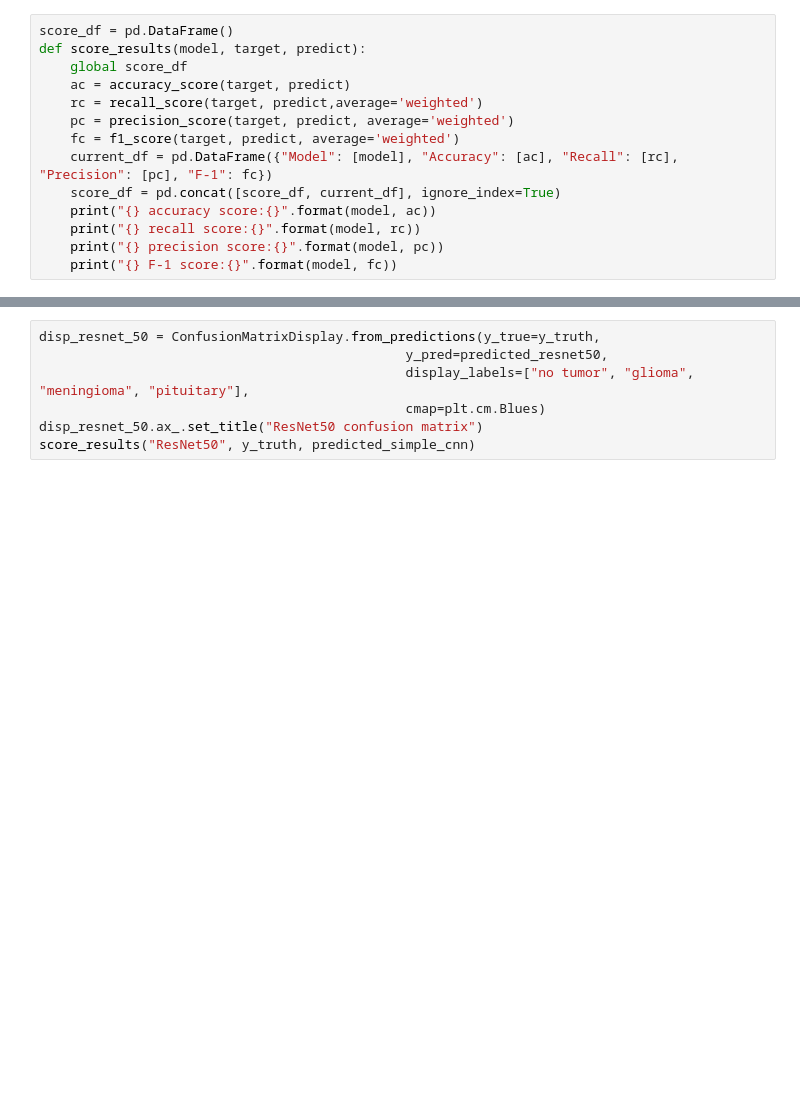
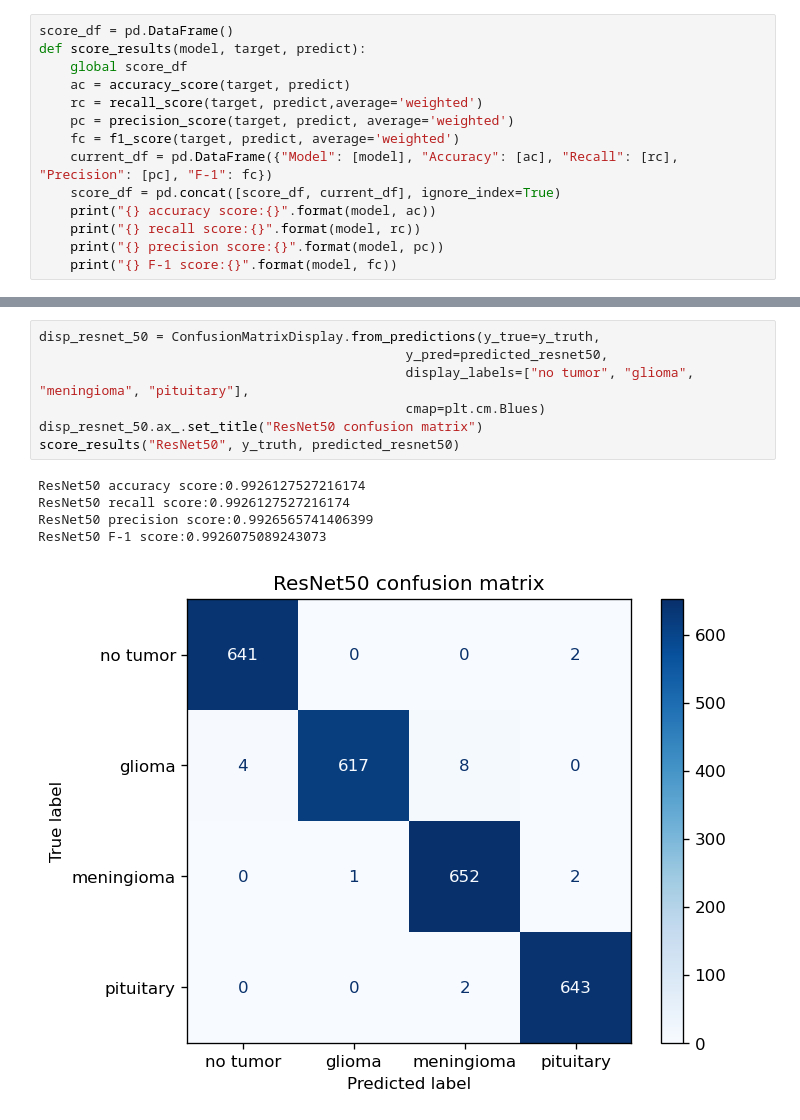
Before and after one commit to wesley0628/Brain_MRI_Image_Analysis, a Jupyter notebook: Brain_tumor_detection.ipynb, the cells around one changed output, grey strips where cells are left out. Saved outputs shown, nothing was run; the diff lists cells and outputs as text; blank space fills up the shorter version.

Commit message:
get model results

```diff
--- a/Brain_tumor_detection.ipynb
+++ b/Brain_tumor_detection.ipynb
@@ -756,10 +751,16 @@ score_results("simple CNN", y_truth, predicted_simple_cnn)
 # %%
 disp_resnet_50 = ConfusionMatrixDisplay.from_predictions(y_true=y_truth,
                                                y_pred=predicted_resnet50,
                                                display_labels=["no tumor", "glioma", "meningioma", "pituitary"],
                                                cmap=plt.cm.Blues)
 disp_resnet_50.ax_.set_title("ResNet50 confusion matrix")
-score_results("ResNet50", y_truth, predicted_simple_cnn)
+score_results("ResNet50", y_truth, predicted_resnet50)
+# %% [output]
+ResNet50 accuracy score:0.9926127527216174
+ResNet50 recall score:0.9926127527216174
+ResNet50 precision score:0.9926565741406399
+ResNet50 F-1 score:0.9926075089243073
+[figure, added]
 # %%
 disp_resnet_152 = ConfusionMatrixDisplay.from_predictions(y_true=y_truth,
                                                y_pred=predicted_resnet152,
```
Also changed, not shown: parts of 26 cells of this notebook.
